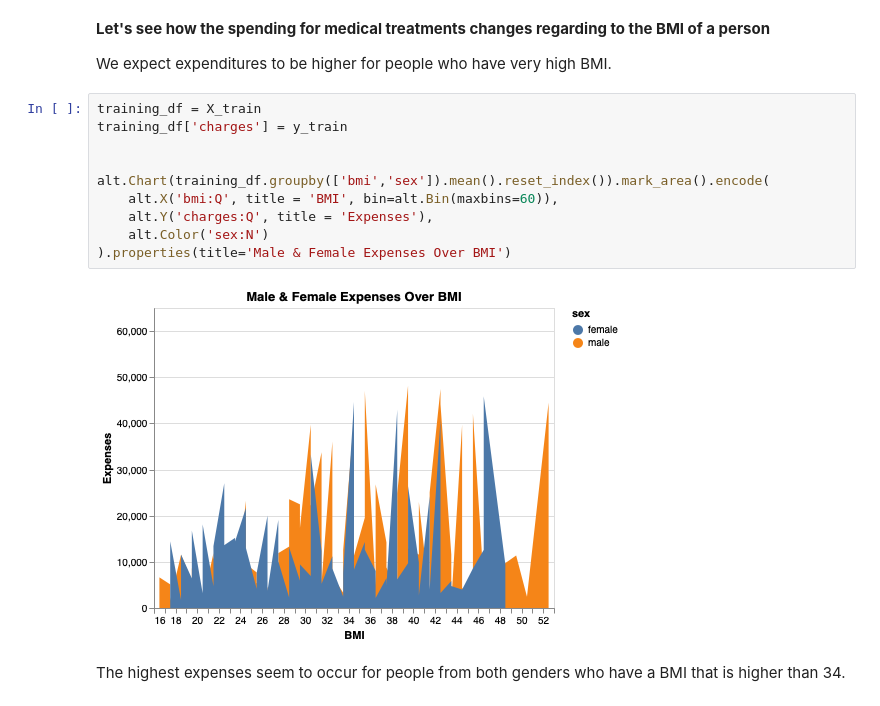
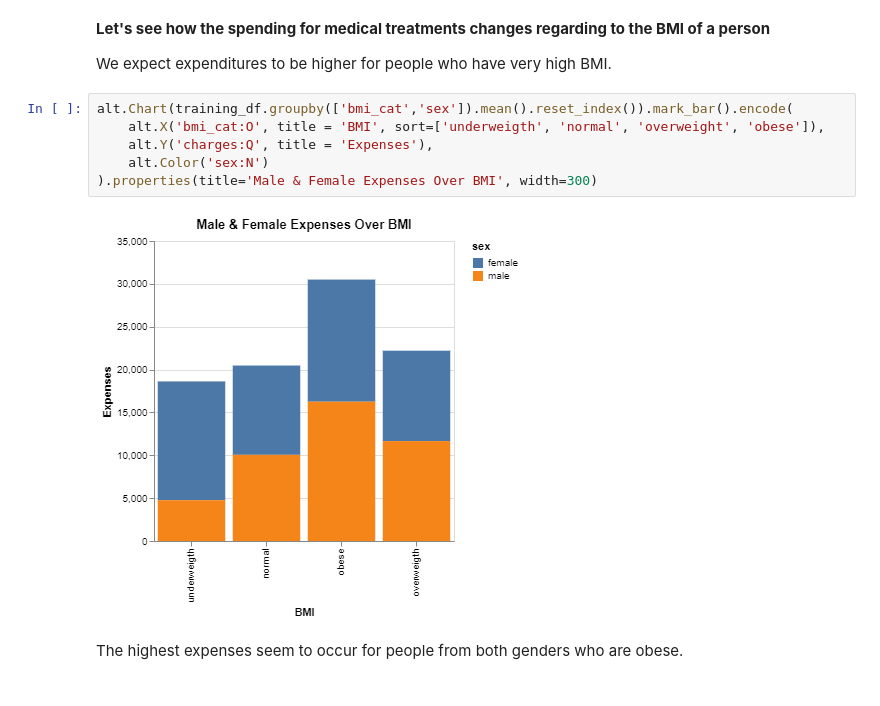
Before and after one commit to sirine-chahma/DSCI_522_group_401, a Jupyter notebook: notebooks/EDA.ipynb, the cells around one changed output. Drawn from its saved outputs; the diff is of its cells as text.

```diff
--- a/notebooks/EDA.ipynb
+++ b/notebooks/EDA.ipynb
@@ -276,16 +281,12 @@ The BMI doesn't seem to vary depending on the age nor the sex.
 
 We expect expenditures to be higher for people who have very high BMI.
 # %%
-training_df = X_train
-training_df['charges'] = y_train
-
-
-alt.Chart(training_df.groupby(['bmi','sex']).mean().reset_index()).mark_area().encode(
-    alt.X('bmi:Q', title = 'BMI', bin=alt.Bin(maxbins=60)),
+alt.Chart(training_df.groupby(['bmi_cat','sex']).mean().reset_index()).mark_bar().encode(
+    alt.X('bmi_cat:O', title = 'BMI', sort=['underweigth', 'normal', 'overweight', 'obese']),
     alt.Y('charges:Q', title = 'Expenses'),
     alt.Color('sex:N')
-).properties(title='Male & Female Expenses Over BMI')
+).properties(title='Male & Female Expenses Over BMI', width=300)
 # %% [output]
-[figure, old version]
+[figure, new version]
 # %% [markdown]
-The highest expenses seem to occur for people from both genders who have a BMI that is higher than 34.
+The highest expenses seem to occur for people from both genders who are obese.
```
Also changed, not shown: parts of 4 cells of this notebook, 3 other files.
